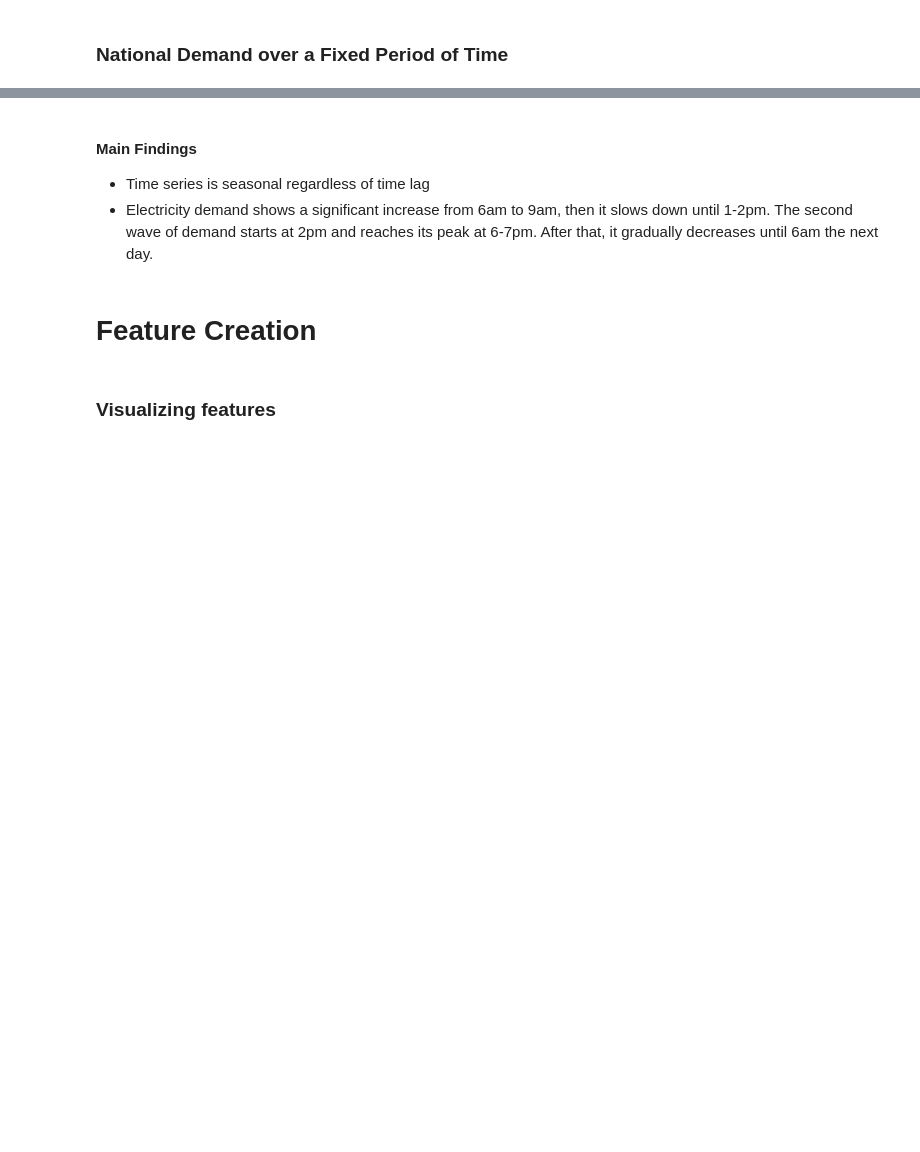
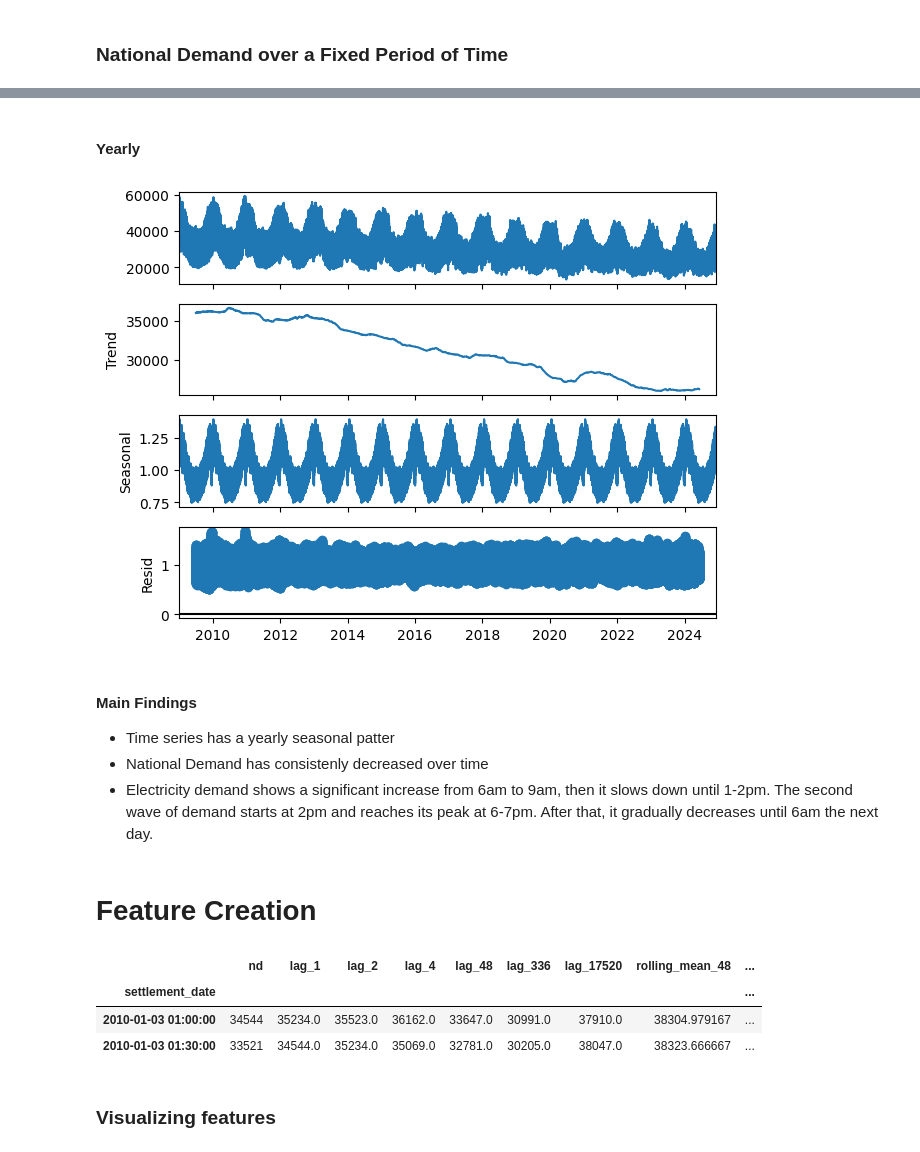
Before and after one commit to kchacon120593/Time_Series_Energy_Forecasting, a Jupyter notebook: time_series_forecasting.ipynb, the cells around one changed output, grey strips where cells are left out. Drawn from its saved outputs; the diff is of its cells as text; code cells hidden in the pictures; blank space fills up the shorter version.

Commit message:
Add models logic, performance and jupyter notebook

```diff
--- a/time_series_forecasting.ipynb
+++ b/time_series_forecasting.ipynb
@@ -90,7 +102,14 @@ fixedPeriod_Data(df, '01-07-2024', '01-08-2024', 'Daily')
+# %% [markdown]
+#### Yearly
+# %%
+decompose_seasonality(df, 17520)
+# %% [output]
+[figure, added]
 # %% [markdown]
 #### Main Findings
 
-- Time series is seasonal regardless of time lag
+- Time series has a yearly seasonal patter
+- National Demand has consistenly decreased over time
 - Electricity demand shows a significant increase from 6am to 9am, then it slows down until 1-2pm. The second wave of demand starts at 2pm and reaches its peak at 6-7pm. After that, it gradually decreases until 6am the next day.
 # %% [markdown]
 # Feature Creation
@@ -98,0 +116,9 @@ df = feature_creation(df)
+# %%
+#Create dataframe with lag features for XGBoost Model
+df_lag = create_lag_features(df, demand_Col='nd')
+df_lag.head(2)
+# %% [output]
+|  | nd | lag_1 | lag_2 | lag_4 | lag_48 | lag_336 | lag_17520 | rolling_mean_48 | ... |
+| settlement_date |  |  |  |  |  |  |  |  | ... |
+| 2010-01-03 01:00:00 | 34544 | 35234.0 | 35523.0 | 36162.0 | 33647.0 | 30991.0 | 37910.0 | 38304.979167 | ... |
+| 2010-01-03 01:30:00 | 33521 | 34544.0 | 35234.0 | 35069.0 | 32781.0 | 30205.0 | 38047.0 | 38323.666667 | ... |
```
Also changed, not shown: parts of 20 cells of this notebook, 5 other files.
